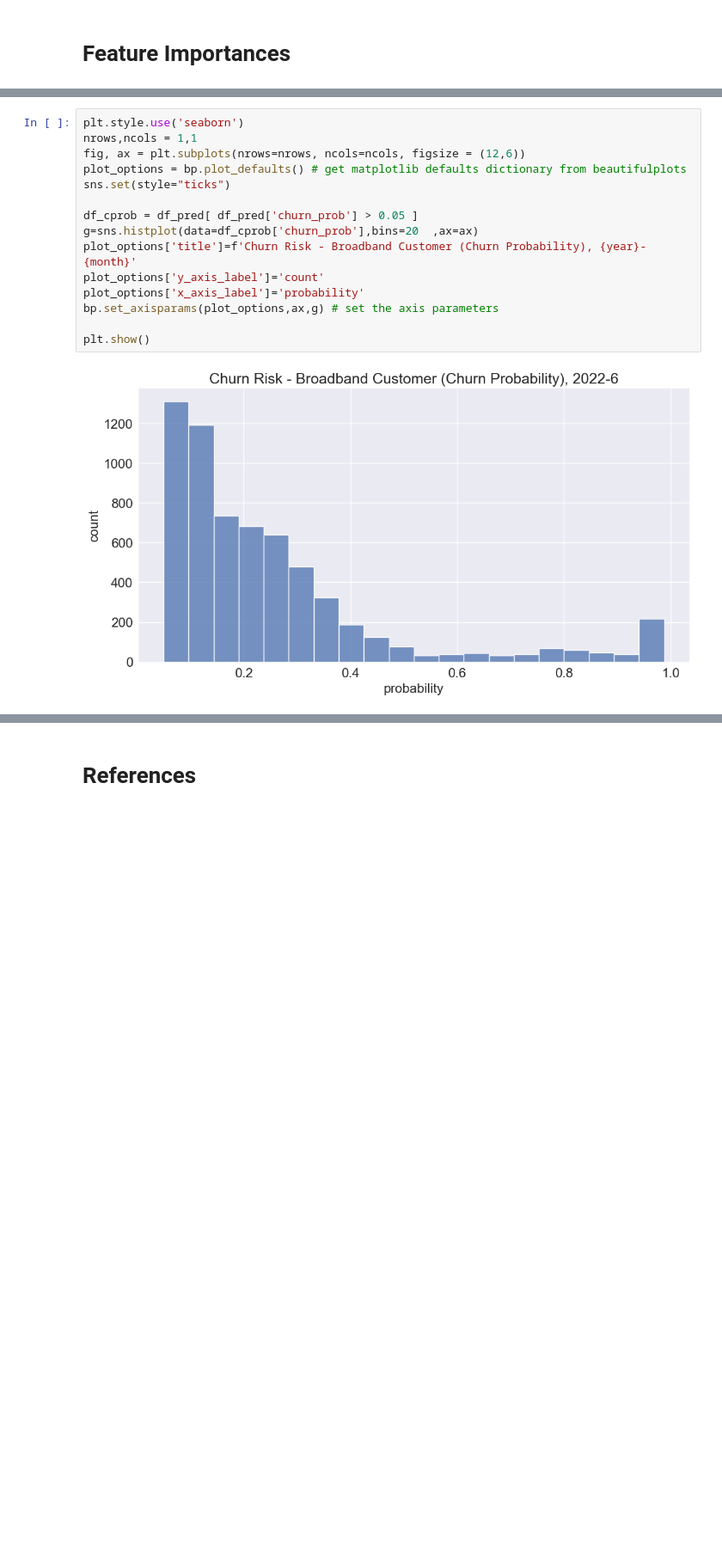
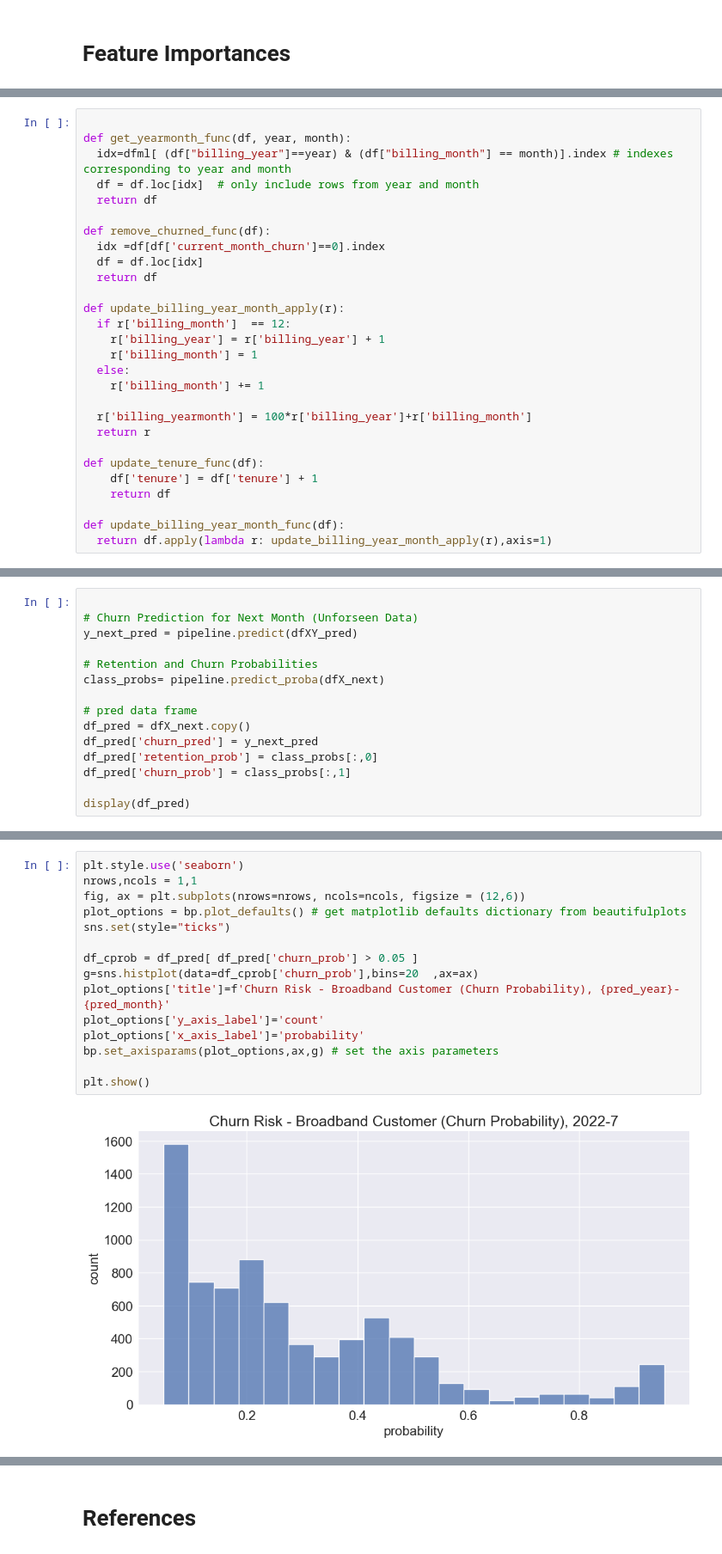
Before and after one commit to Aljgutier/churn_analytics, a Jupyter notebook: churn_prediction_broadband.ipynb, the cells around one changed output, grey strips where cells are left out. Shown at 86% size. Cells and saved outputs as stored; diff of their text form; blank space fills up the shorter version.

Commit message:
churn notebook pipelines

```diff
--- a/churn_prediction_broadband.ipynb
+++ b/churn_prediction_broadband.ipynb
@@ -1649,0 +1712,28 @@ df_pred
+# %%
+
+def get_yearmonth_func(df, year, month):
+  idx=dfml[ (df["billing_year"]==year) & (df["billing_month"] == month)].index # indexes corresponding to year and month
+  df = df.loc[idx]  # only include rows from year and month
+  return df
+
+def remove_churned_func(df):
+  idx =df[df['current_month_churn']==0].index
+  df = df.loc[idx]
+  return df
+
+def update_billing_year_month_apply(r):
+  if r['billing_month']  == 12:
+    r['billing_year'] = r['billing_year'] + 1
+    r['billing_month'] = 1
+  else:
+    r['billing_month'] += 1
+
+  r['billing_yearmonth'] = 100*r['billing_year']+r['billing_month']
+  return r
+
+def update_tenure_func(df):
+    df['tenure'] = df['tenure'] + 1
+    return df
+
+def update_billing_year_month_func(df):
+  return df.apply(lambda r: update_billing_year_month_apply(r),axis=1)
@@ -1649,0 +1796,15 @@ df_pred
+# %%
+
+# Churn Prediction for Next Month (Unforseen Data)
+y_next_pred = pipeline.predict(dfXY_pred)
+
+# Retention and Churn Probabilities
+class_probs= pipeline.predict_proba(dfX_next)
+
+# pred data frame
+df_pred = dfX_next.copy()
+df_pred['churn_pred'] = y_next_pred
+df_pred['retention_prob'] = class_probs[:,0]
+df_pred['churn_prob'] = class_probs[:,1]
+
+display(df_pred)
@@ -1652,17 +1833,17 @@ Churn Probability
 # %%
 plt.style.use('seaborn')
 nrows,ncols = 1,1
 fig, ax = plt.subplots(nrows=nrows, ncols=ncols, figsize = (12,6))
 plot_options = bp.plot_defaults() # get matplotlib defaults dictionary from beautifulplots
 sns.set(style="ticks")
 
 df_cprob = df_pred[ df_pred['churn_prob'] > 0.05 ]
 g=sns.histplot(data=df_cprob['churn_prob'],bins=20  ,ax=ax)
-plot_options['title']=f'Churn Risk - Broadband Customer (Churn Probability), {year}-{month}'
+plot_options['title']=f'Churn Risk - Broadband Customer (Churn Probability), {pred_year}-{pred_month}'
 plot_options['y_axis_label']='count'
 plot_options['x_axis_label']='probability'
 bp.set_axisparams(plot_options,ax,g) # set the axis parameters
 
 plt.show()
 # %% [output]
-[figure, old version]
+[figure, new version]
```
Also changed, not shown: parts of 52 cells of this notebook, 1 other file.
